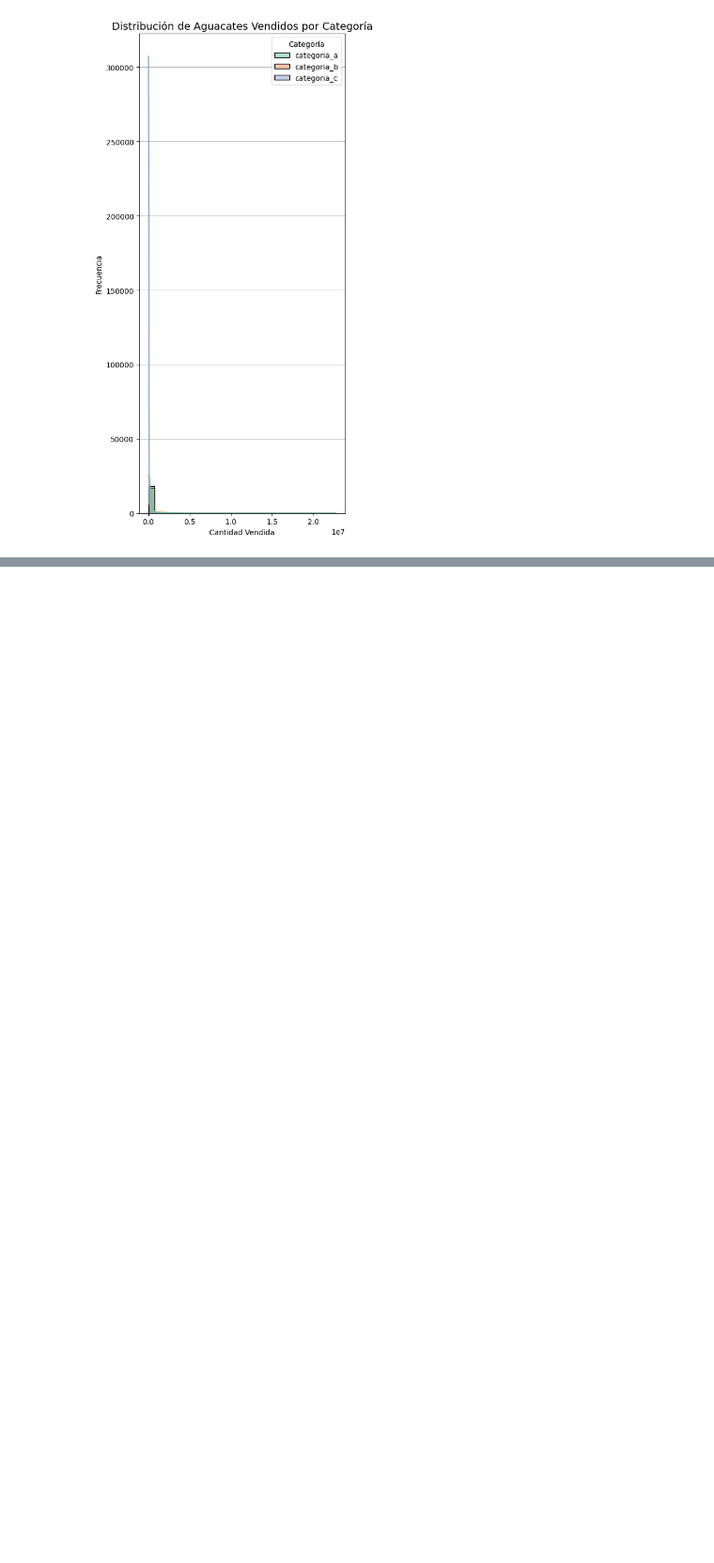
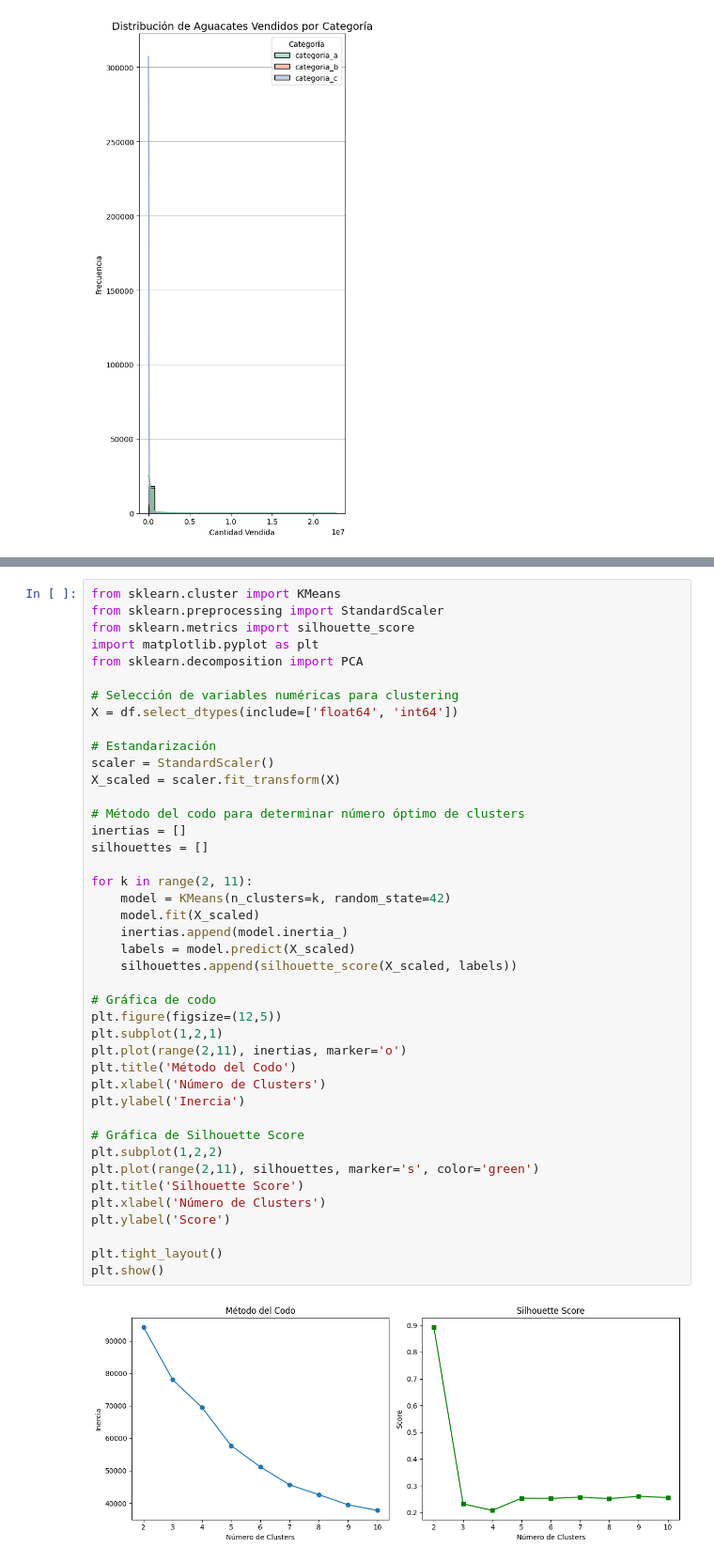
Before and after one commit to lauracoicue/Proyecto2_CDD, a Jupyter notebook: proyecto2.ipynb, the cells around one changed output, grey strips where cells are left out. Shown at 94% size. Drawn from its saved outputs; the diff is of its cells as text; blank space fills up the shorter version.

```diff
--- a/proyecto2.ipynb
+++ b/proyecto2.ipynb
@@ -300,0 +361,44 @@ plt.show()
+# %%
+from sklearn.cluster import KMeans
+from sklearn.preprocessing import StandardScaler
+from sklearn.metrics import silhouette_score
+import matplotlib.pyplot as plt
+from sklearn.decomposition import PCA
+
+# Selección de variables numéricas para clustering
+X = df.select_dtypes(include=['float64', 'int64'])
+
+# Estandarización
+scaler = StandardScaler()
+X_scaled = scaler.fit_transform(X)
+
+# Método del codo para determinar número óptimo de clusters
+inertias = []
+silhouettes = []
+
+for k in range(2, 11):
+    model = KMeans(n_clusters=k, random_state=42)
+    model.fit(X_scaled)
+    inertias.append(model.inertia_)
+    labels = model.predict(X_scaled)
+    silhouettes.append(silhouette_score(X_scaled, labels))
+
+# Gráfica de codo
+plt.figure(figsize=(12,5))
+plt.subplot(1,2,1)
+plt.plot(range(2,11), inertias, marker='o')
+plt.title('Método del Codo')
+plt.xlabel('Número de Clusters')
+plt.ylabel('Inercia')
+
+# Gráfica de Silhouette Score
+plt.subplot(1,2,2)
+plt.plot(range(2,11), silhouettes, marker='s', color='green')
+plt.title('Silhouette Score')
+plt.xlabel('Número de Clusters')
+plt.ylabel('Score')
+
+plt.tight_layout()
+plt.show()
+# %% [output]
+[figure, added]
```
Also changed, not shown: parts of 5 cells of this notebook.
